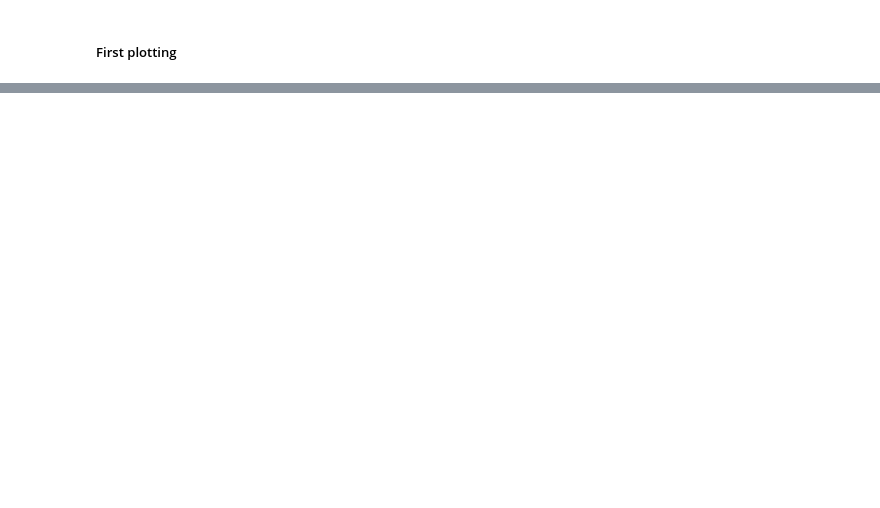
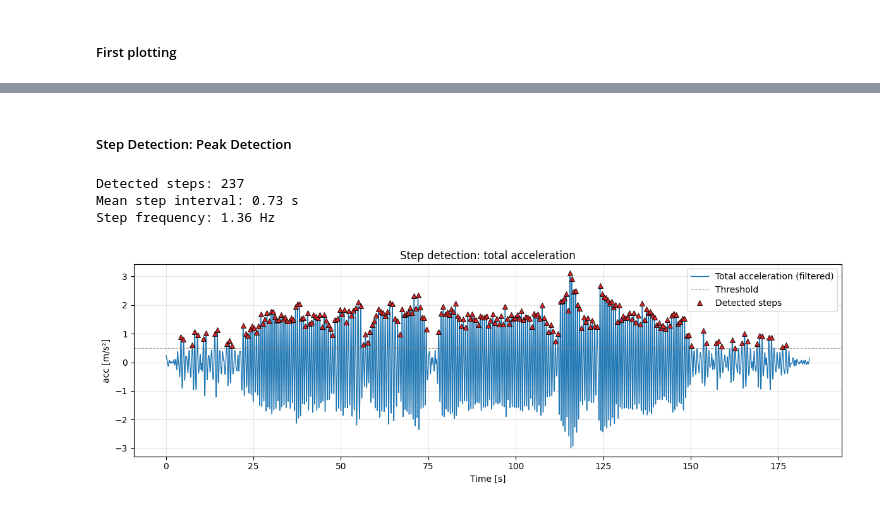
Before and after one commit to bernadettesophia/Navi_Lab02_WS25, a Jupyter notebook: lab02_ws2025_26_GROUPB_KAKUSKA_OETTL.ipynb, the cells around one changed output, grey strips where cells are left out. Saved outputs shown, nothing was run; the diff lists cells and outputs as text; code cells hidden in the pictures; blank space fills up the shorter version.

```diff
--- a/lab02_ws2025_26_GROUPB_KAKUSKA_OETTL.ipynb
+++ b/lab02_ws2025_26_GROUPB_KAKUSKA_OETTL.ipynb
@@ -159,10 +186,2 @@ ref_data
 # %% [markdown]
 ##### First plotting
-# %%
-# Accelerometer (raw)
-acc_data.set_index("time")[["acc_x", "acc_y", "acc_z"]].plot()
-plt.title("Accelerometer (raw)")
-plt.xlabel("time [ms]")
-plt.ylabel("acceleration [m/s²]")
-plt.grid()
-plt.show()
@@ -329,0 +245,12 @@ plt.show()
+# %%
+# Preprocessing: Acceleration
+# Gesamte Beschleunigung
+acc_data["acc_norm"] = np.sqrt(acc_data["acc_x"]**2 + acc_data["acc_y"]**2 + acc_data["acc_z"]**2)
+
+# Bandpass Filter für Schritte (0.7 - 3 Hz)
+lowcut, highcut, order = 0.7, 3.0, 2
+b, a = butter(order, [lowcut/(0.5*fs), highcut/(0.5*fs)], btype='band')
+acc_data["acc_filt"] = filtfilt(b, a, acc_data["acc_norm"])
+
+# Glättung (Savitzky–Golay)
+acc_data["acc_smooth"] = savgol_filter(acc_data["acc_filt"], window_length=int(0.5*fs)|1, polyorder=2)
@@ -329,0 +312,47 @@ plt.show()
+# %% [markdown]
+##### Step Detection: Peak Detection
+# %%
+threshold = np.mean(acc_data["acc_smooth"]) + 0.5
+peaks, _ = find_peaks(acc_data["acc_smooth"], height=threshold, distance=0.4*fs)
+
+step_times = acc_data["t"].iloc[peaks].values
+step_intervals = np.diff(step_times)
+
+print(f"Detected steps: {len(peaks)}")
+print(f"Mean step interval: {np.mean(step_intervals):.2f} s")
+print(f"Step frequency: {1/np.mean(step_intervals):.2f} Hz")
+
+
+# Visualisation - Step Detection
+plt.figure(figsize=(12,4))
+
+plt.plot(acc_data["t"],
+         acc_data["acc_smooth"],
+         label="Total acceleration (filtered)",
+         linewidth=1.0)
+
+plt.axhline(threshold,
+            color="gray",
+            linestyle="--",
+            linewidth=0.8, alpha=0.7,
+            label="Threshold")
+
+plt.plot(acc_data["t"].iloc[peaks],
+         acc_data["acc_smooth"].iloc[peaks],
+         linestyle="None",
+         marker="^", markersize=6, markerfacecolor="#d62728",
+         markeredgecolor="black", markeredgewidth=0.6,
+         label="Detected steps")
+
+plt.xlabel("Time [s]")
+plt.ylabel("acc [m/s²]")
+plt.title("Step detection: total acceleration")
+plt.legend()
+plt.grid(alpha=0.3)
+plt.tight_layout()
+plt.show()
+# %% [output]
+Detected steps: 237
+Mean step interval: 0.73 s
+Step frequency: 1.36 Hz
+[figure, added]
```
Also changed, not shown: parts of 28 cells of this notebook.
